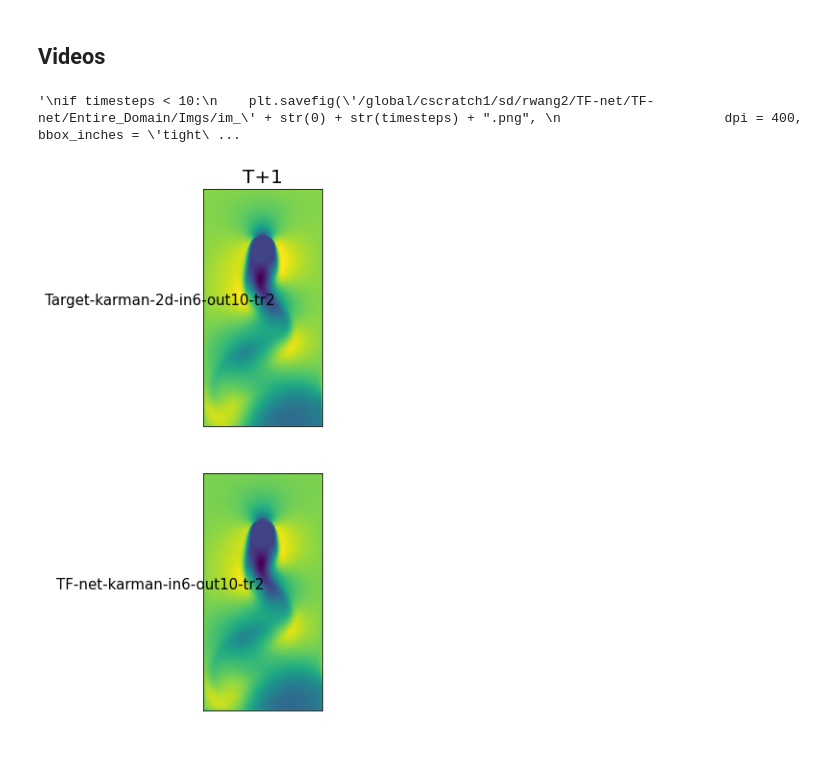
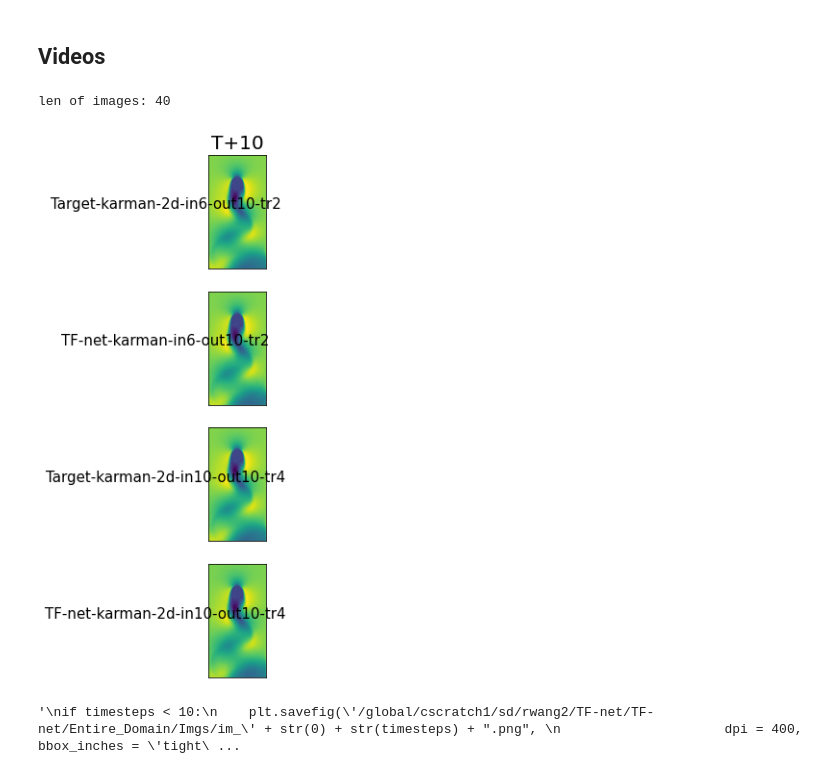
Before and after one commit to tailintalent/Turbulent-Flow-Nets, a Jupyter notebook: Evaluation/Evaluation_karman_2d.ipynb, the cells around one changed output. Saved outputs shown, nothing was run; the diff lists cells and outputs as text; code cells hidden in the pictures.

```diff
--- a/Evaluation/Evaluation_karman_2d.ipynb
+++ b/Evaluation/Evaluation_karman_2d.ipynb
@@ -48,7 +40,7 @@ avg = 1.0424337
 stds = 4522.7046
 # multiply by stds and add avg to recover the prediction from normalization (z = (x-mean)/std)
 # preds = [gan["trues"]*stds+avg, tf_con["preds"]*stds+avg, tf["preds"]*stds+avg, u["preds"]*stds+avg,  gan["preds"]*stds+avg,cnn["preds"]*stds+avg, convlstm["preds"]*stds+avg, sst["preds"]*stds+avg, dhpm["preds"]*stds+avg]
-preds = [results["trues"], results["preds"]]
+preds = [results["trues"], results["preds"], results2["trues"], results2["preds"]]
 print(preds[0].shape)
 # %% [output]
 (2400, 10, 2, 256, 128)
@@ -209,7 +207,7 @@ def inverse_seqs(tensor):
     tensor = tensor.transpose(0,2,1,3,4)
     return tensor
 
-preds = [results["trues"][:2394], results["preds"][:2394]]
+#preds = [results["trues"][:2394], results["preds"][:2394]]
 
 fig=plt.figure(figsize=(8, 8))
 spec_mean, spec_stds = spectrum_band(preds[0])
@@ -219,11 +217,11 @@ plt.plot(x_idx, spec_mean[x_idx], label = title[0], linewidth = 2.5, color = "k"
 spec_mean, spec_stds = spectrum_band(preds[1])
 plt.plot(x_idx, spec_mean[x_idx], label = title[1], linewidth = 2.5, color = colors[2], linestyle='-.')
 
-# spec_mean, spec_stds = spectrum_band(preds[2])
-# plt.plot(x_idx, spec_mean[x_idx], label = title[2], linewidth = 2.5, color = colors[1], linestyle='-.')
+spec_mean, spec_stds = spectrum_band(preds[2])
+plt.plot(x_idx, spec_mean[x_idx], label = title[2], linewidth = 2.5, color = colors[1], linestyle='-.')
 
-# spec_mean, spec_stds = spectrum_band(preds[3])
-# plt.plot(x_idx, spec_mean[x_idx], label = title[3], linewidth = 2.5, color = colors[3], linestyle='-.')
+spec_mean, spec_stds = spectrum_band(preds[3])
+plt.plot(x_idx, spec_mean[x_idx], label = title[3], linewidth = 2.5, color = colors[3], linestyle='-.')
 
 # spec_mean, spec_stds = spectrum_band(preds[4])
 # plt.plot(x_idx, spec_mean[x_idx], label = title[4], linewidth = 2.5, color = colors[4], linestyle='-.')
@@ -263,7 +261,7 @@ def inverse_seqs(tensor):
     tensor = tensor.transpose(0,2,1,3,4)
     return tensor
 
-preds = [results["trues"][:2394], results["preds"][:2394]]
+#preds = [results["trues"][:2394], results["preds"][:2394], results2["trues"][:2394], results2["preds"][:2394]]
 
 #title = ["Target-karman-2d", "TF-net-karman-2d"]
 fig=plt.figure(figsize=(15, 10))
@@ -272,7 +270,7 @@ x_idx = np.array(list(range(0,155)))
 spec_mean, spec_stds = spectrum_band(preds[0])
 plt.plot(x_idx, spec_mean[x_idx], label = title[0], linewidth = 2, color = "k")
 
-for i in range(1, 2):
+for i in range(1, 4):
     spec_mean, spec_stds = spectrum_band(preds[i])
     if i % 2 == 1 :
         plt.plot(x_idx, spec_mean[x_idx], label = title[i], linewidth = 1.5, color = colors[i], linestyle='-.')
@@ -299,7 +297,7 @@ direc = 0
 #timesteps = [0,1,2, 3, 4, 5, 6, 7, 8, 9]
 timesteps = [0,1,2, 4, 9]
 fig=plt.figure(figsize=(15, 12))
-columns = 2
+columns = 4
 rows = 5
 for i in range(1, rows+1):
     for j in range(1, columns+1):
@@ -325,42 +325,45 @@ plt.show()
 ## Videos
 # %%
 direc = "/global/cscratch1/sd/rwang2/TF-net/Evaluation/Videos/Videos_Entire_Domain/"
-# Target = torch.load(direc + "TF.pt")["trues"]
-# TF = torch.load(direc + "TF.pt")["preds"]
-# U = torch.load(direc +"U.pt")["preds"]
-# ResNet = torch.load(direc +"ResNet.pt")["preds"]
-# GAN = torch.load(direc +"GAN.pt")["preds"]
+import matplotlib.animation as animation
 
 #preds = [Target,  TF,  U,  ResNet, GAN]
 #preds = [results["trues"], results["preds"]]
 #preds = [results["trues"], results["preds"], orig_attempt["trues"][:357], orig_attempt["preds"][:357], region["trues"][:287]*stds+avg, region["preds"][:287]*stds+avg]
 index = 0
 direc = 0
-rows = 2
+rows = 4
 ylabels = title
 fig=plt.figure(figsize=(15, 10))
 
-for timesteps in range(60):
+imgs = []
+
+for timesteps in range(10):
     for i in range(1, rows+1):
         fig.add_subplot(rows, 1, i)
-        plt.imshow(preds[i-1][index][timesteps, direc])
+        im = plt.imshow(preds[i-1][index][timesteps, direc], animated=True)
         plt.ylabel(ylabels[i-1], size = 15 ,rotation=0, labelpad=45)
         if i == 1:
             plt.title("T+"+str(timesteps+1), size = 20)
         plt.xticks([])
         plt.yticks([])
-    break
+        imgs.append([im])
+#     break
 
-plt.savefig('./im_' + str(timesteps) + ".png",
-                dpi = 400, bbox_inches = 'tight')
+print(f'len of images: {len(imgs)}')
+#ani = animation.ArtistAnimation(fig, imgs, interval=50, blit=True, repeat_delay=1000)
+ani = animation.ArtistAnimation(fig, imgs, repeat_delay=1000)
+plt.show()
+
 """
 if timesteps < 10:
     plt.savefig('/global/cscratch1/sd/rwang2/TF-net/TF-net/Entire_Domain/Imgs/im_' + str(0) + str(timesteps) + ".png",
                      dpi = 400, bbox_inches = 'tight')
 else:
     plt.savefig('/global/cscratch1/sd/rwang2/TF-net/TF-net/Entire_Domain/Imgs/im_' + str(timesteps) + ".png",
                     dpi = 400, bbox_inches = 'tight')
 """
 # %% [output]
-'\nif timesteps < 10:\n    plt.savefig(\'/global/cscratch1/sd/rwang2/TF-net/TF-net/Entire_Domain/Imgs/im_\' + str(0) + str(timesteps) + ".png", \n                     dpi = 400, bbox_inches = \'tight\ ...
+len of images: 40
-[figure, old version]
+[figure, new version]
+'\nif timesteps < 10:\n    plt.savefig(\'/global/cscratch1/sd/rwang2/TF-net/TF-net/Entire_Domain/Imgs/im_\' + str(0) + str(timesteps) + ".png", \n                     dpi = 400, bbox_inches = \'tight\ ...
```
Also changed, not shown: parts of 9 cells of this notebook.
